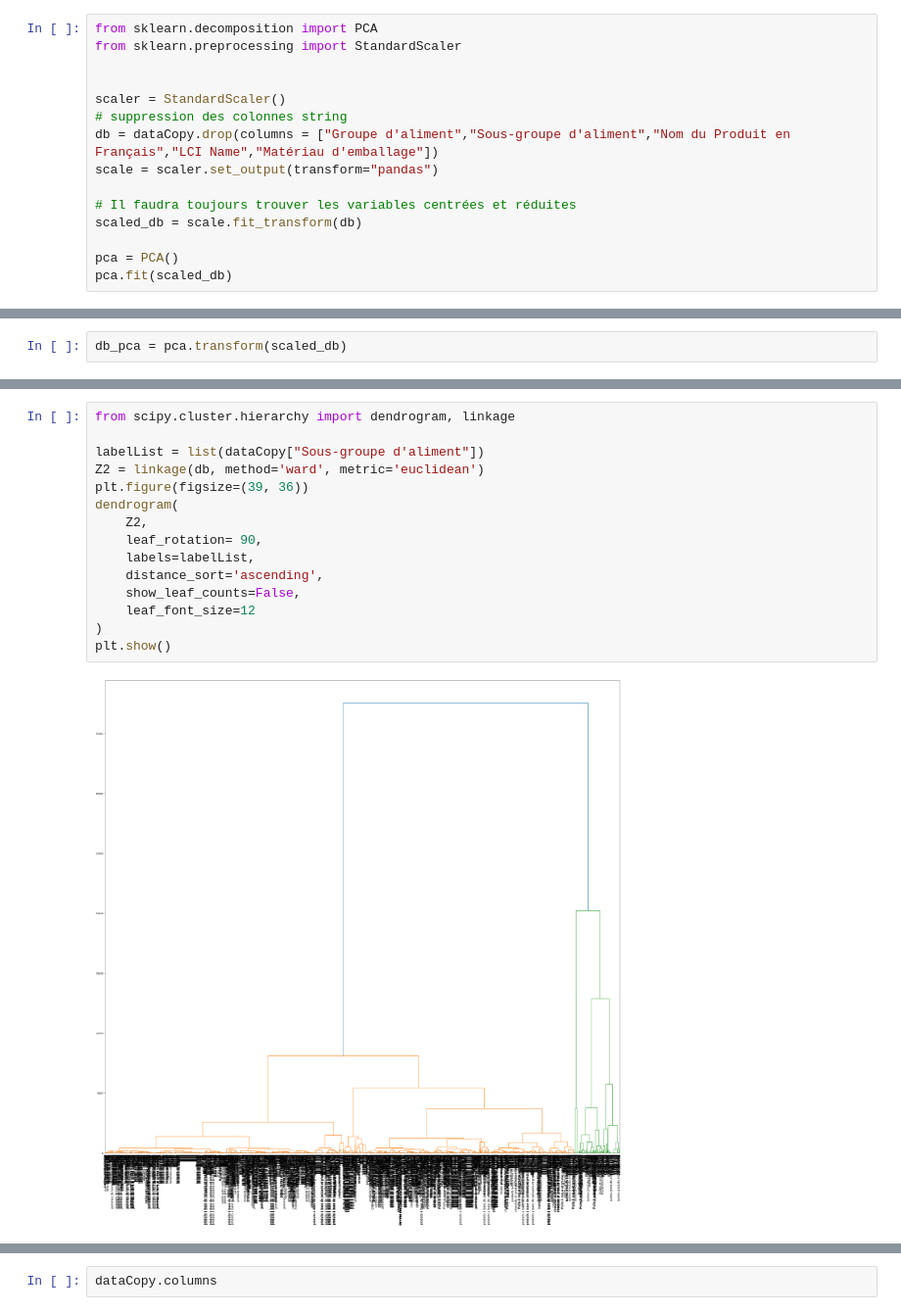
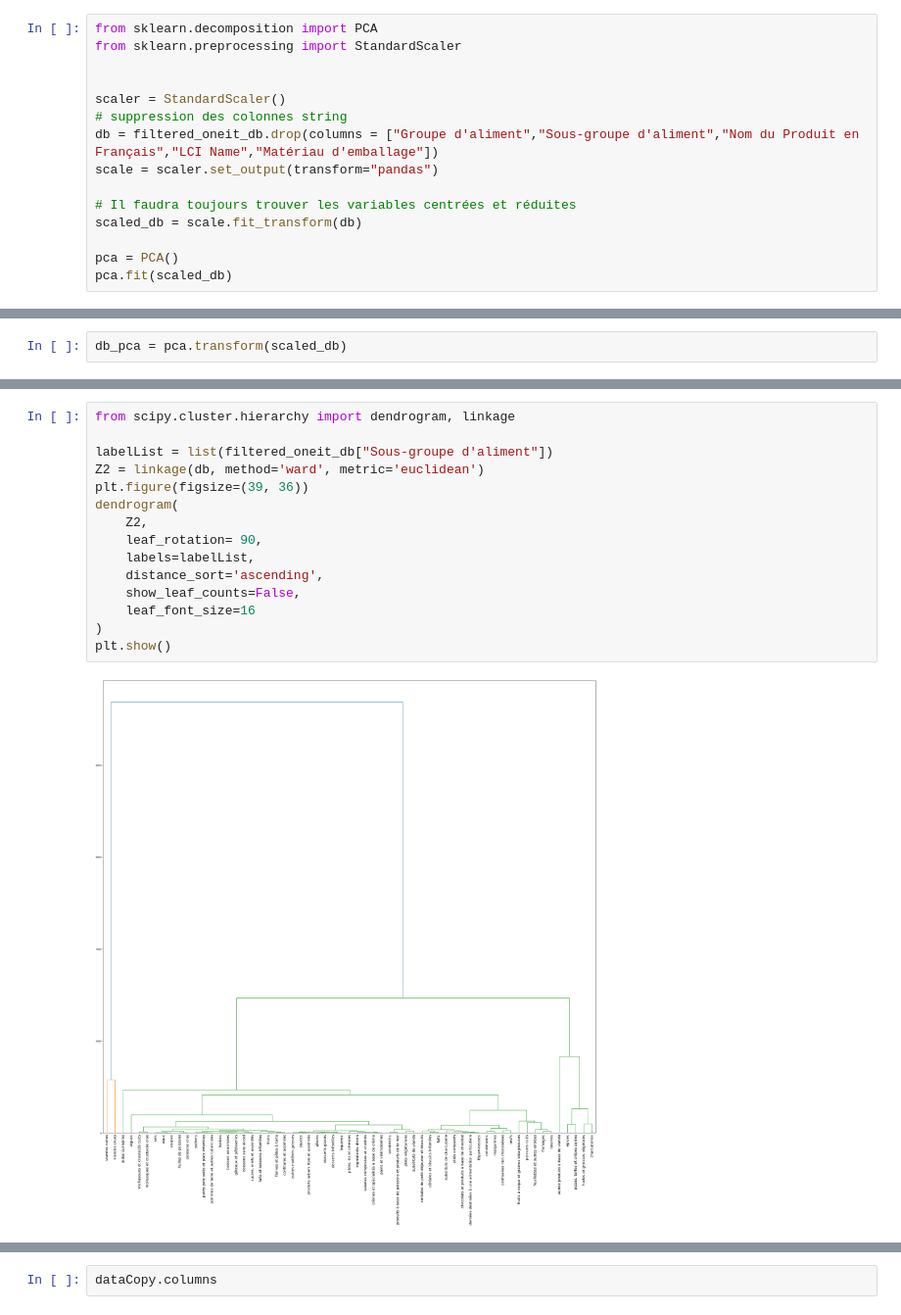
Before and after one commit to antoinebnm/PTS-Data, a Jupyter notebook: goodDatas.ipynb, the cells around one changed output, grey strips where cells are left out. Shown at 98% size. Drawn from its saved outputs; the diff is of its cells as text.

```diff
--- a/goodDatas.ipynb
+++ b/goodDatas.ipynb
@@ -287,7 +340,7 @@ from sklearn.preprocessing import StandardScaler
 
 scaler = StandardScaler()
 # suppression des colonnes string
-db = dataCopy.drop(columns = ["Groupe d'aliment","Sous-groupe d'aliment","Nom du Produit en Français","LCI Name","Matériau d'emballage"])
+db = filtered_oneit_db.drop(columns = ["Groupe d'aliment","Sous-groupe d'aliment","Nom du Produit en Français","LCI Name","Matériau d'emballage"])
 scale = scaler.set_output(transform="pandas")
 
 # Il faudra toujours trouver les variables centrées et réduites
@@ -476,17 +509,17 @@ plt.show()
 # %%
 from scipy.cluster.hierarchy import dendrogram, linkage
 
-labelList = list(dataCopy["Sous-groupe d'aliment"])
+labelList = list(filtered_oneit_db["Sous-groupe d'aliment"])
 Z2 = linkage(db, method='ward', metric='euclidean')
 plt.figure(figsize=(39, 36))
 dendrogram(
     Z2,
     leaf_rotation= 90,
     labels=labelList,
     distance_sort='ascending',
     show_leaf_counts=False,
-    leaf_font_size=12
+    leaf_font_size=16
 )
 plt.show()
 # %% [output]
-[figure, old version]
+[figure, new version]
```
Also changed, not shown: parts of 33 cells of this notebook.
